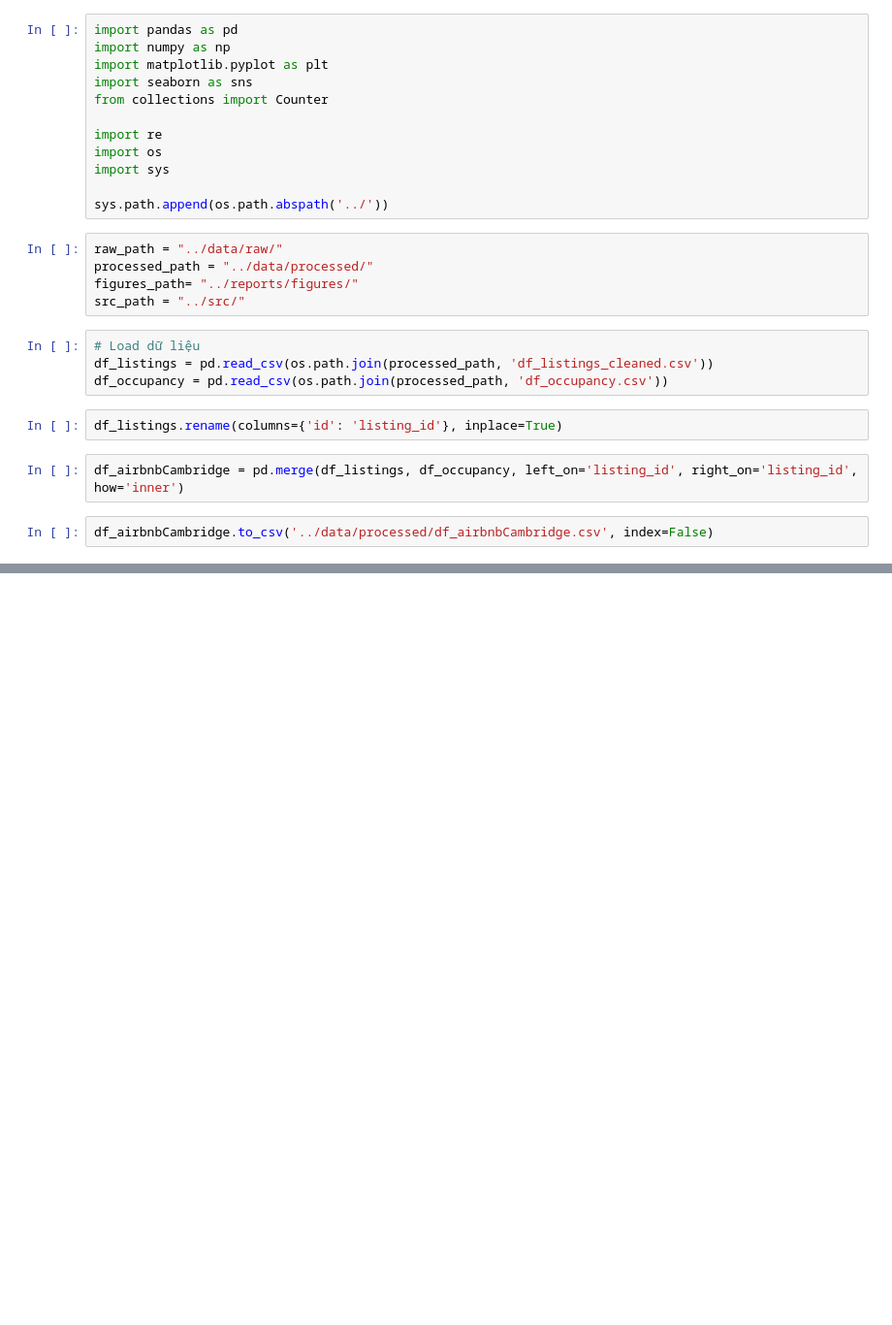
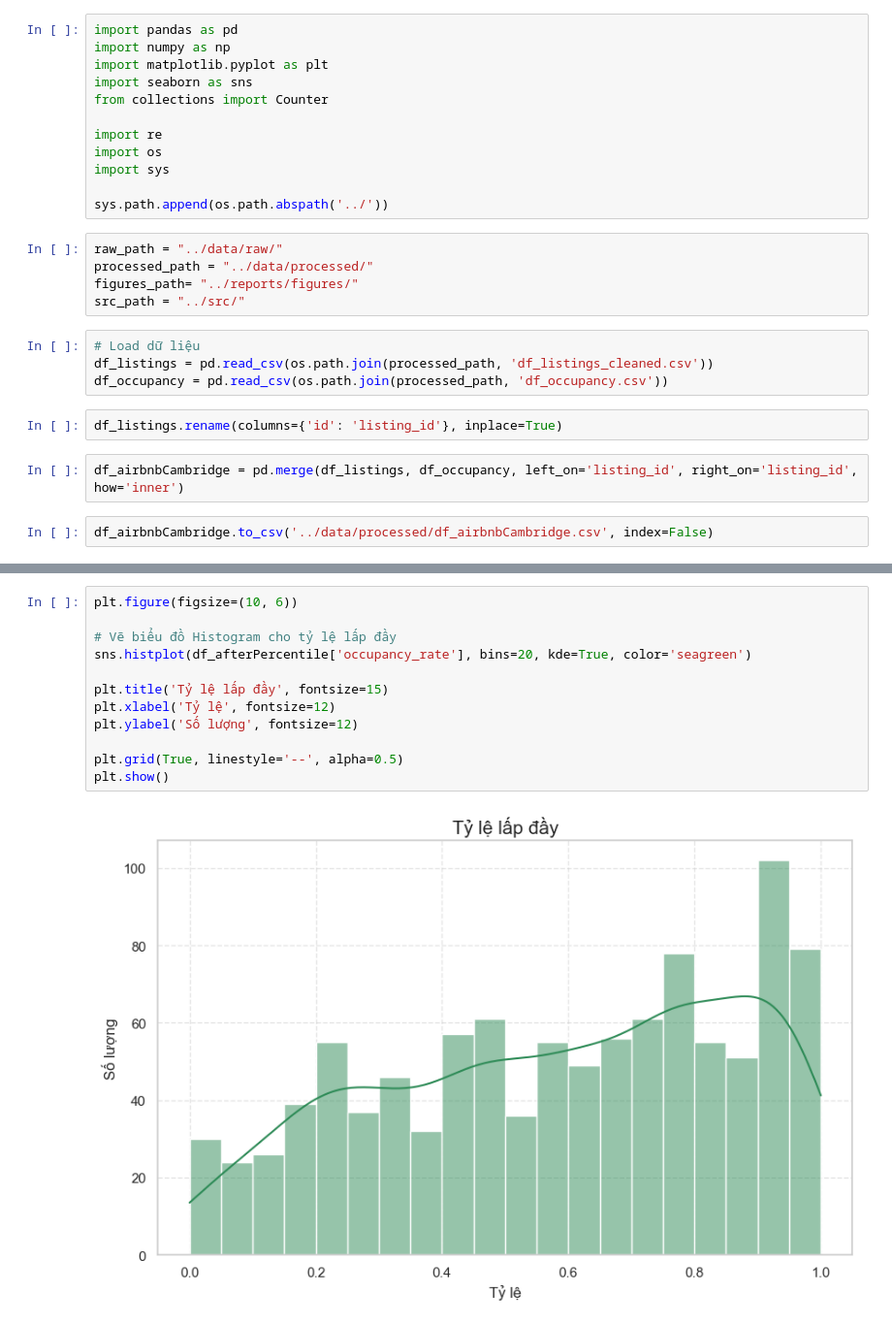
Before and after one commit to baokhanhth/Group01_Data_Analysis, a Jupyter notebook: notebooks/merge_and_eda.ipynb, the cells around one changed output, grey strips where cells are left out. Shown at 97% size. Cells and saved outputs as stored; diff of their text form; blank space fills up the shorter version.

```diff
--- a/notebooks/merge_and_eda.ipynb
+++ b/notebooks/merge_and_eda.ipynb
@@ -90,0 +119,14 @@ df_airbnbCambridge.describe()
+# %%
+plt.figure(figsize=(10, 6))
+
+# Vẽ biểu đồ Histogram cho tỷ lệ lấp đầy
+sns.histplot(df_afterPercentile['occupancy_rate'], bins=20, kde=True, color='seagreen')
+
+plt.title('Tỷ lệ lấp đầy', fontsize=15)
+plt.xlabel('Tỷ lệ', fontsize=12)
+plt.ylabel('Số lượng', fontsize=12)
+
+plt.grid(True, linestyle='--', alpha=0.5)
+plt.show()
+# %% [output]
+[figure, added]
```
Also changed, not shown: parts of 15 cells of this notebook, 3 other files.
